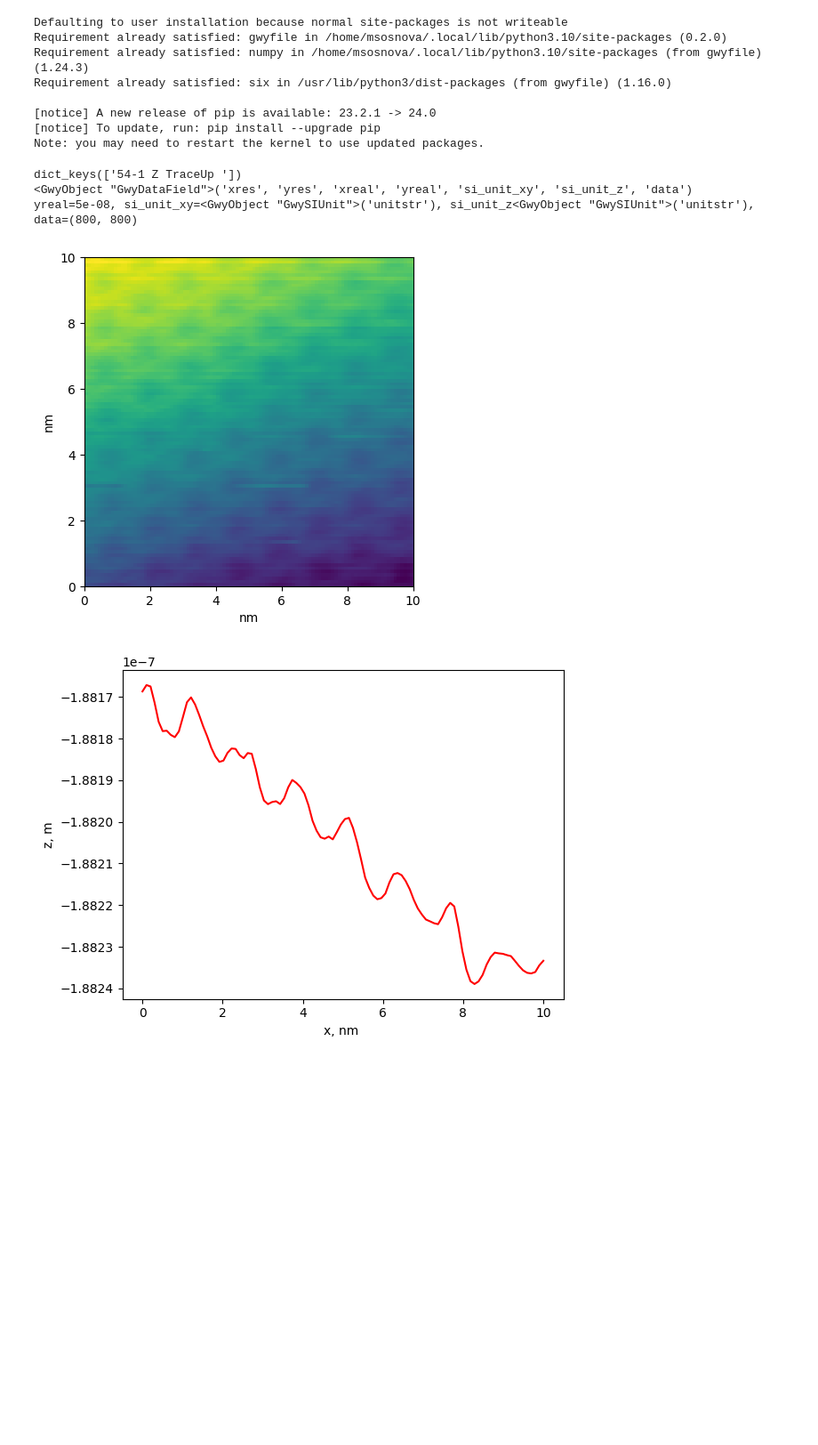
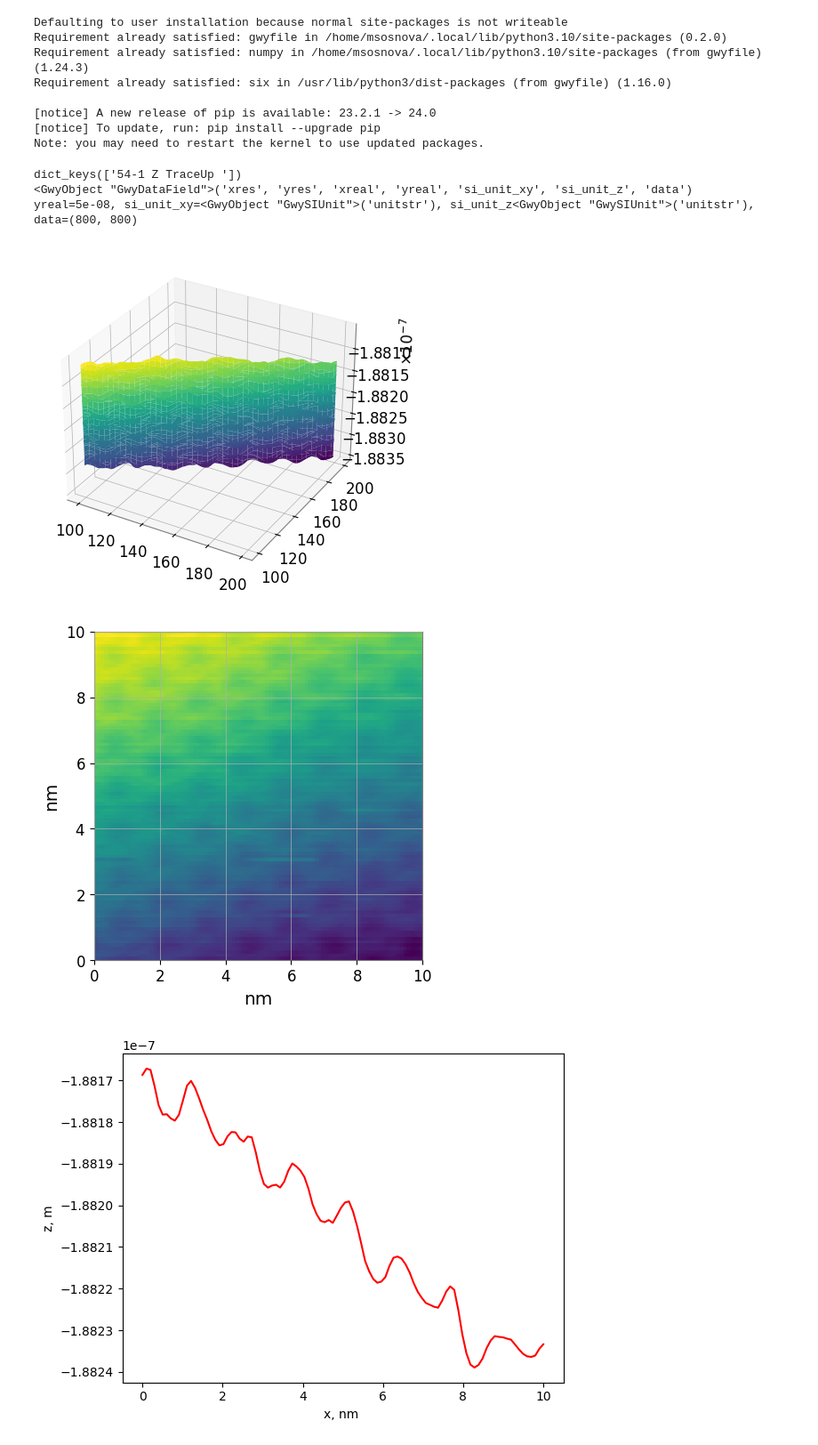
Before and after one commit to MariyaSV78/notebook_STM, a Jupyter notebook: STM/STM.ipynb, the cells around one changed output. Shown at 89% size. Drawn from its saved outputs; the diff is of its cells as text; code cells hidden in the pictures; blank space fills up the shorter version.

```diff
--- a/STM/STM.ipynb
+++ b/STM/STM.ipynb
@@ -818,34 +818,40 @@ obj = gwyfile.load(file_path)
 channels = gwyfile.util.get_datafields(obj)
 
 print(channels.keys())
 key = list(channels.keys())[0]
 channel = channels[key]
 print(channel)
 
 data = channel.data
 
 print(f"yreal={channel.yreal}, si_unit_xy={channel.si_unit_xy}, si_unit_z{channel.si_unit_z}, data={data.shape}")
 # Datafield objects have a `data` property to access their
 # two-dimensional data as numpy arrays.
 
 # Plot the data using matplotlib.
+# 3D
+fig, ax = plt.subplots(projection='3d')
+ax.plot_surface(np.arange(100,200), np.linspace(100,200, 100), data[100:200, 100:200], cmap='viridis')
+
+#2D
 fig, ax = plt.subplots()
 ax.imshow(data[100:200, 100:200], interpolation='none', origin='upper',
         extent=(0, 10, 0, 10))
 
 plt.xlabel('nm')
 plt.ylabel('nm')
 
 # ax.imshow(data, interpolation='none', origin='upper',
 #         extent=(0, channel.xreal, 0, channel.yreal)) # all data
 # x = np.linspace(0, 5, 800)
 # plt.plot(x*10, data[300,:], label='Cross Section', color='red')
 plt.show()
 # %% [output]
 dict_keys(['54-1 Z TraceUp '])
 <GwyObject "GwyDataField">('xres', 'yres', 'xreal', 'yreal', 'si_unit_xy', 'si_unit_z', 'data')
 yreal=5e-08, si_unit_xy=<GwyObject "GwySIUnit">('unitstr'), si_unit_z<GwyObject "GwySIUnit">('unitstr'), data=(800, 800)
-[figure, old version]
+[figure, new version]
+[figure, added]
 # %%
 #for plotting a cross section
 
```
